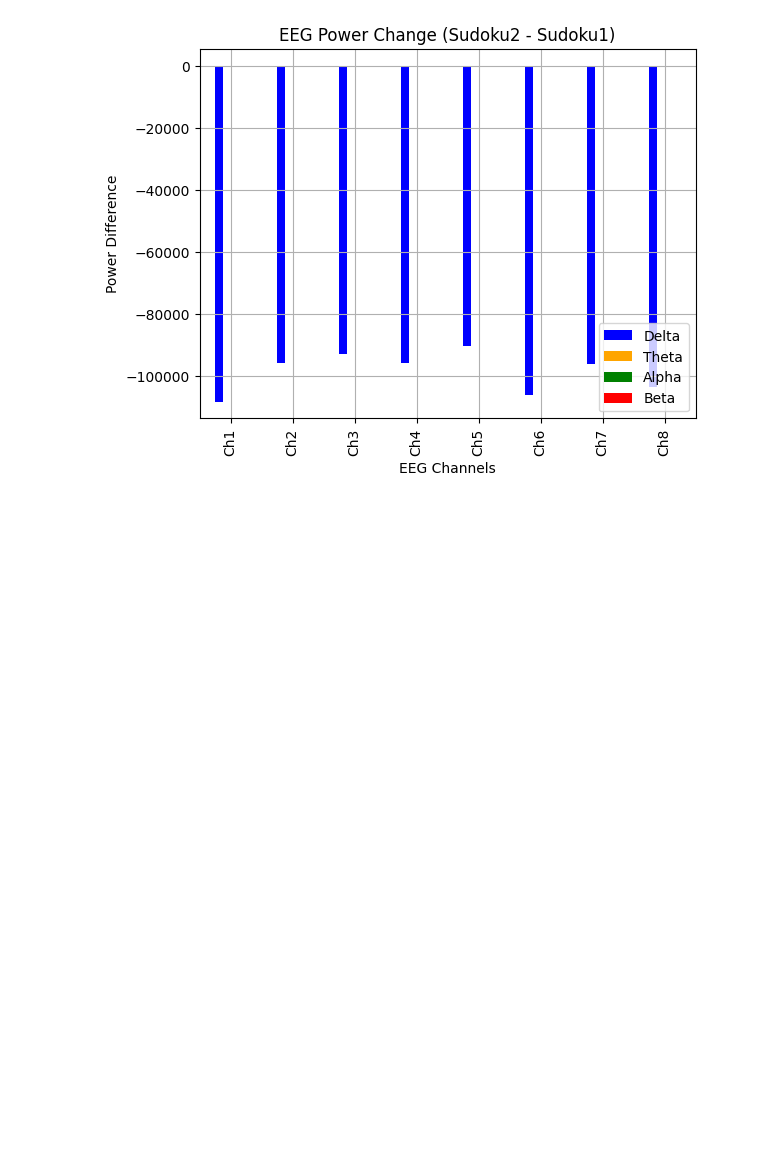
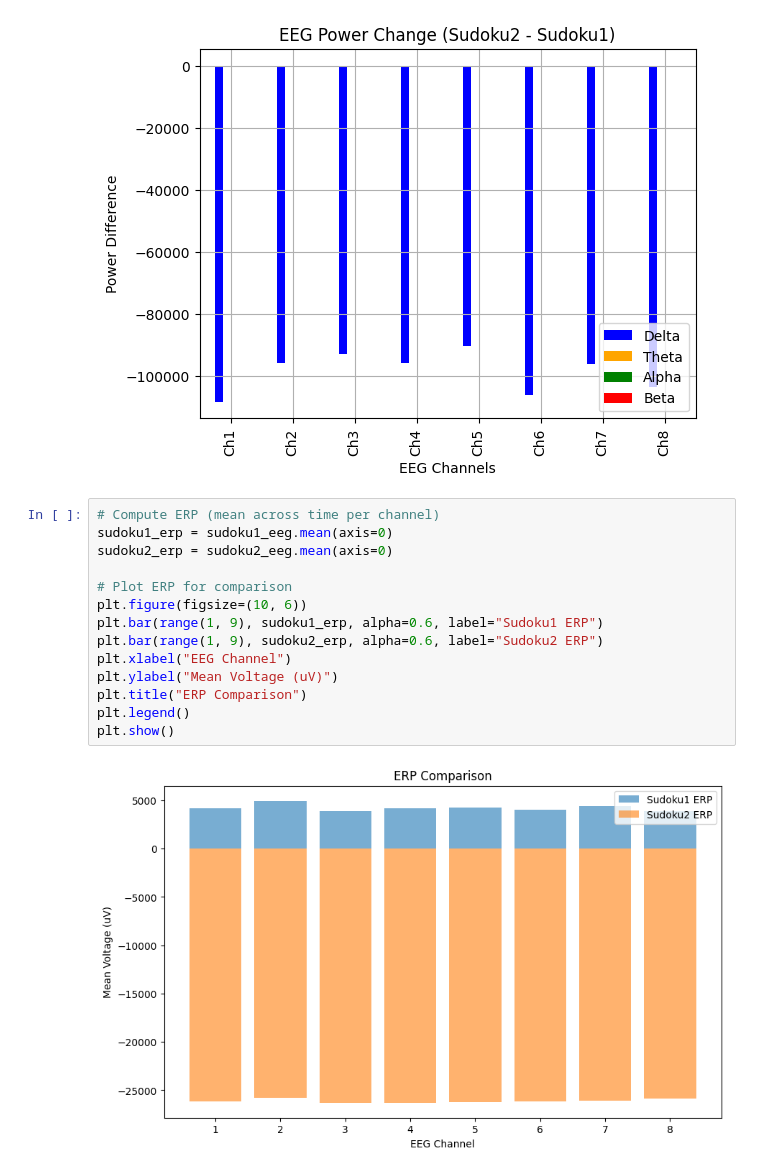
Before and after one commit to kumarmegha/Project-COGS-189, a Jupyter notebook: Data Analysis.ipynb, the cells around one changed output. Cells and saved outputs as stored; diff of their text form; blank space fills up the shorter version.

```diff
--- a/Data Analysis.ipynb
+++ b/Data Analysis.ipynb
@@ -145,3 +177,19 @@ plt.show()
 # %% [output]
 <Figure size 800x500 with 0 Axes>
 [figure]
+# %%
+# Compute ERP (mean across time per channel)
+sudoku1_erp = sudoku1_eeg.mean(axis=0)
+sudoku2_erp = sudoku2_eeg.mean(axis=0)
+
+# Plot ERP for comparison
+plt.figure(figsize=(10, 6))
+plt.bar(range(1, 9), sudoku1_erp, alpha=0.6, label="Sudoku1 ERP")
+plt.bar(range(1, 9), sudoku2_erp, alpha=0.6, label="Sudoku2 ERP")
+plt.xlabel("EEG Channel")
+plt.ylabel("Mean Voltage (uV)")
+plt.title("ERP Comparison")
+plt.legend()
+plt.show()
+# %% [output]
+[figure, added]
```
Also changed, not shown: parts of 8 cells of this notebook.
